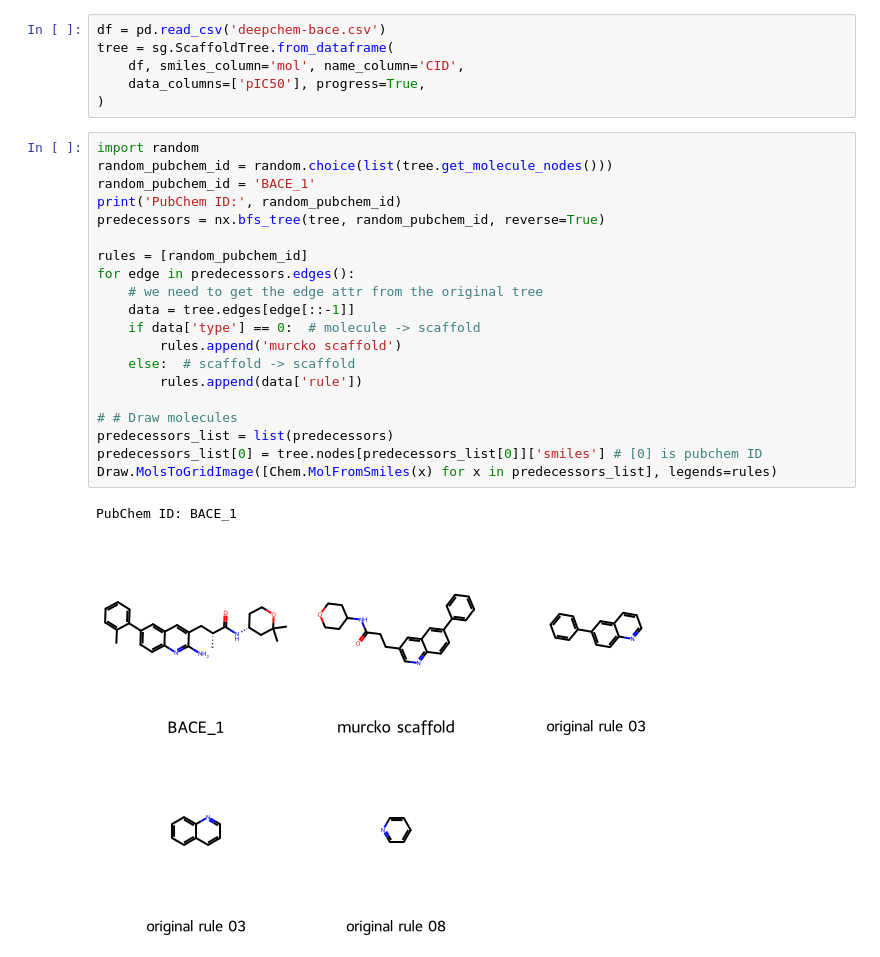
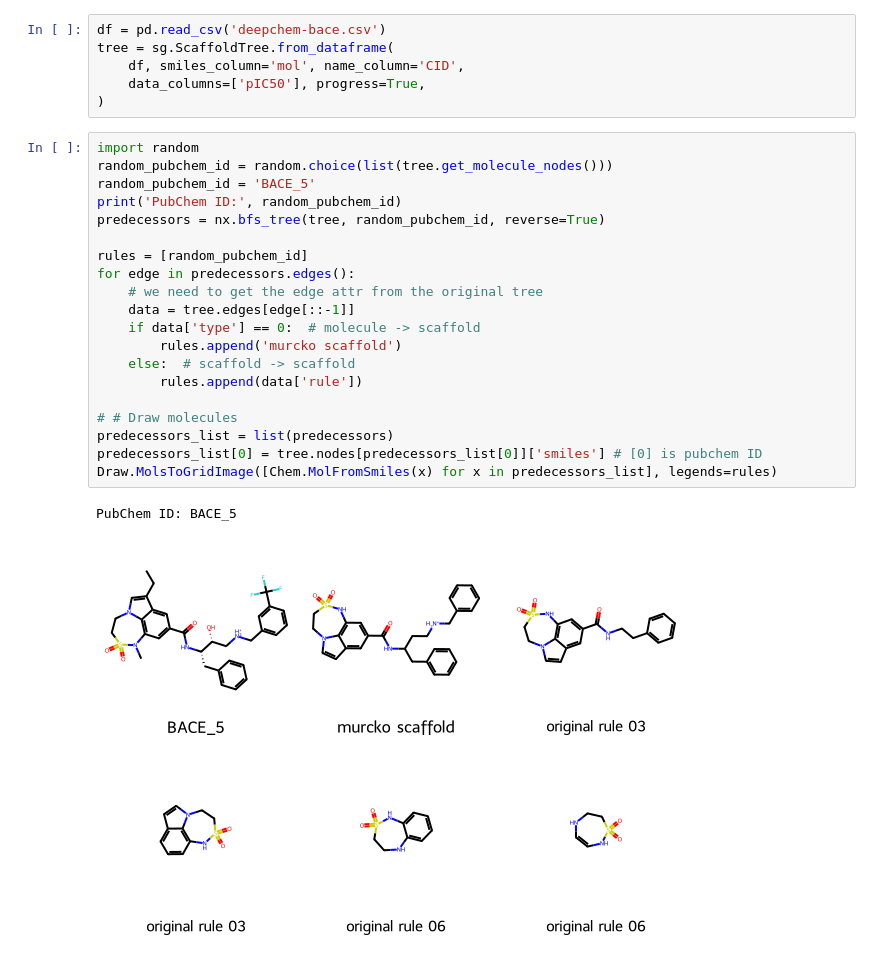
Before and after one commit to crisslind/useful_things_maybe, a Jupyter notebook: testing_albert.ipynb, the cells around one changed output. Drawn from its saved outputs; the diff is of its cells as text.

```diff
--- a/testing_albert.ipynb
+++ b/testing_albert.ipynb
@@ -163,23 +163,23 @@ tree = sg.ScaffoldTree.from_dataframe(
 # %%
 import random
 random_pubchem_id = random.choice(list(tree.get_molecule_nodes()))
-random_pubchem_id = 'BACE_1'
+random_pubchem_id = 'BACE_5'
 print('PubChem ID:', random_pubchem_id)
 predecessors = nx.bfs_tree(tree, random_pubchem_id, reverse=True)
 
 rules = [random_pubchem_id]
 for edge in predecessors.edges():
     # we need to get the edge attr from the original tree
     data = tree.edges[edge[::-1]]
     if data['type'] == 0:  # molecule -> scaffold
         rules.append('murcko scaffold')
     else:  # scaffold -> scaffold
         rules.append(data['rule'])
 
 # # Draw molecules
 predecessors_list = list(predecessors)
 predecessors_list[0] = tree.nodes[predecessors_list[0]]['smiles'] # [0] is pubchem ID
 Draw.MolsToGridImage([Chem.MolFromSmiles(x) for x in predecessors_list], legends=rules)
 # %% [output]
-PubChem ID: BACE_1
+PubChem ID: BACE_5
-[figure, old version]
+[figure, new version]
```
Also changed, not shown: parts of 13 cells of this notebook.
